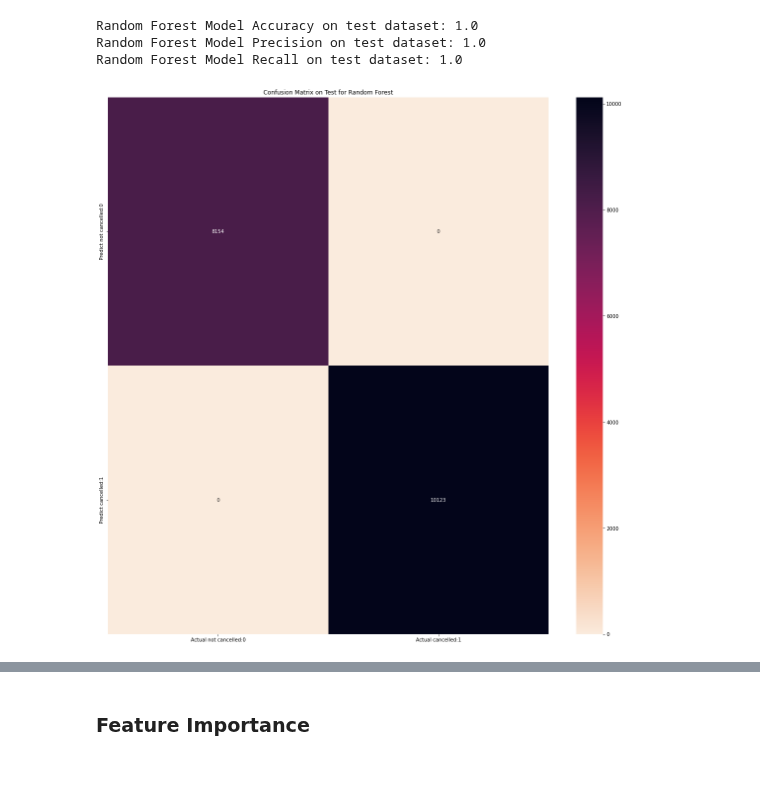
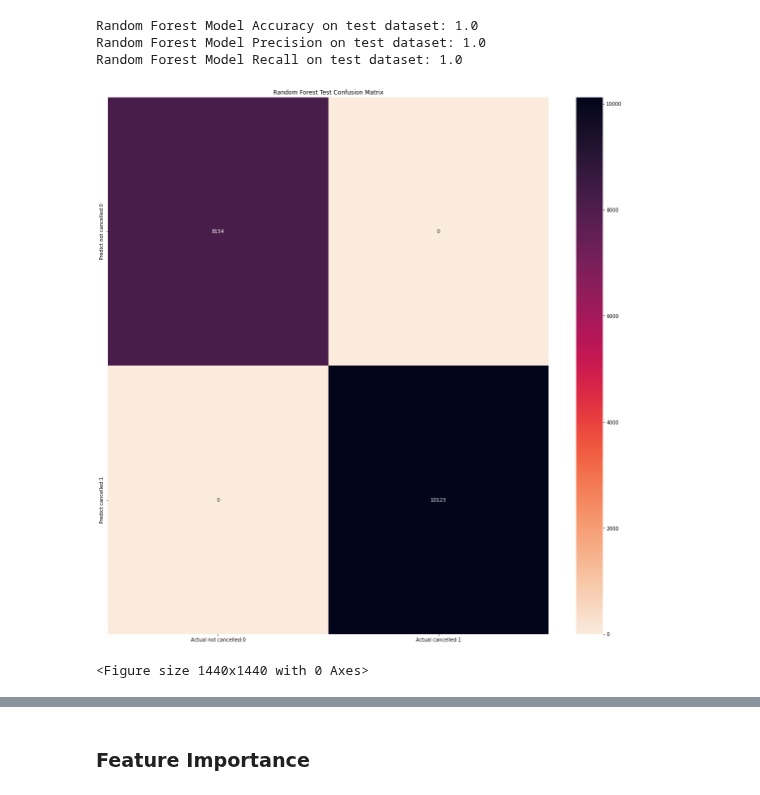
Before and after one commit to debdeepm26/IS597MLC_Final_Project, a Jupyter notebook: Mushroom.ipynb, the cells around one changed output, grey strips where cells are left out. Saved outputs shown, nothing was run; the diff lists cells and outputs as text; code cells hidden in the pictures.

```diff
--- a/Mushroom.ipynb
+++ b/Mushroom.ipynb
@@ -173,7 +173,8 @@ Name: spore-print-color, dtype: int64
 # %% [markdown]
 **Will replace 'nan' values with 'o' which means "Other".**
 # %%
-mushroom_data_dd_nao = mushroom_data_dd.fillna('o')
+# replace the nan' values with new category 'other'
+mushroom_data_dd_nao = mushroom_data_dd.fillna('ot')
 # %%
 for column, dtype in dict(mushroom_data_dd_nao.dtypes).items():
     if dtype == 'object':
@@ -538,12 +551,14 @@ Random Forest Model Precision on test dataset: 1.0
 Random Forest Model Recall on test dataset: 1.0
 # %%
 plt.figure(figsize=(20, 20))
-plt.title("Confusion Matrix on Test for Random Forest")
+plt.title("Random Forest Test Confusion Matrix")
 cm_matrix = pd.DataFrame(data=rfcm_test_cnf_matrix, columns=['Actual not cancelled:0', 'Actual cancelled:1'], index=['Predict not cancelled:0', 'Predict cancelled:1'])
 sns.heatmap(cm_matrix, annot=True, fmt='d', cmap='rocket_r')
 plt.show()
+plt.savefig('Result/Analysis Images/Random_Forest_Test_Confusion_Matrix.png')
 # %% [output]
-[figure, old version]
+[figure, new version]
+<Figure size 1440x1440 with 0 Axes>
 # %%
 fig = plt.figure(figsize=(25, 25))
 plot_tree(rfcm.estimators_[-1], feature_names=feature_names, filled=True)
```
Also changed, not shown: parts of 17 cells of this notebook, 16 other files.
